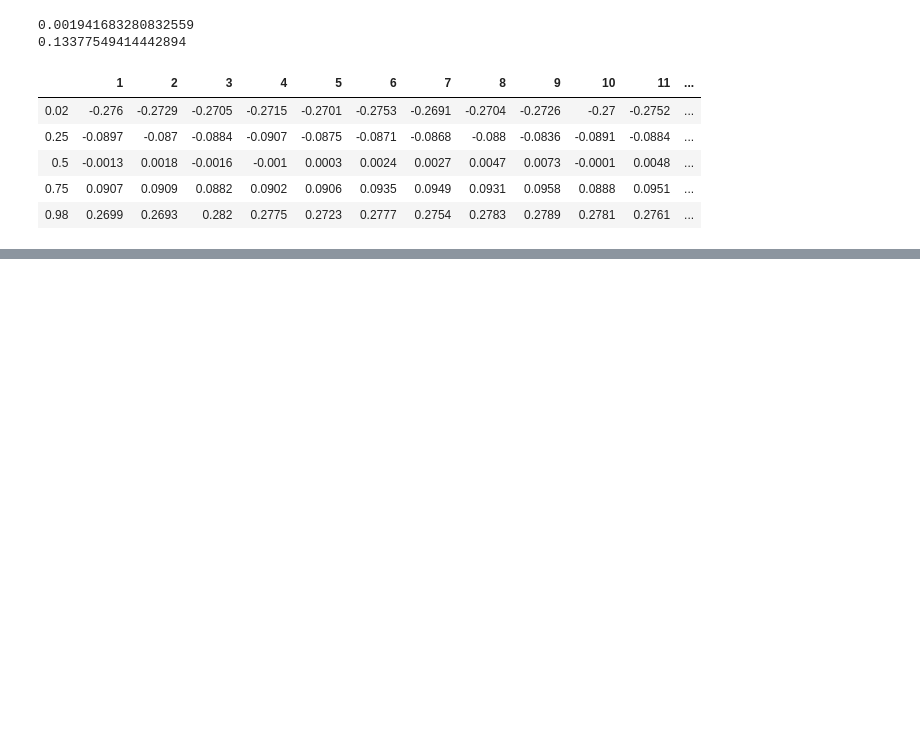
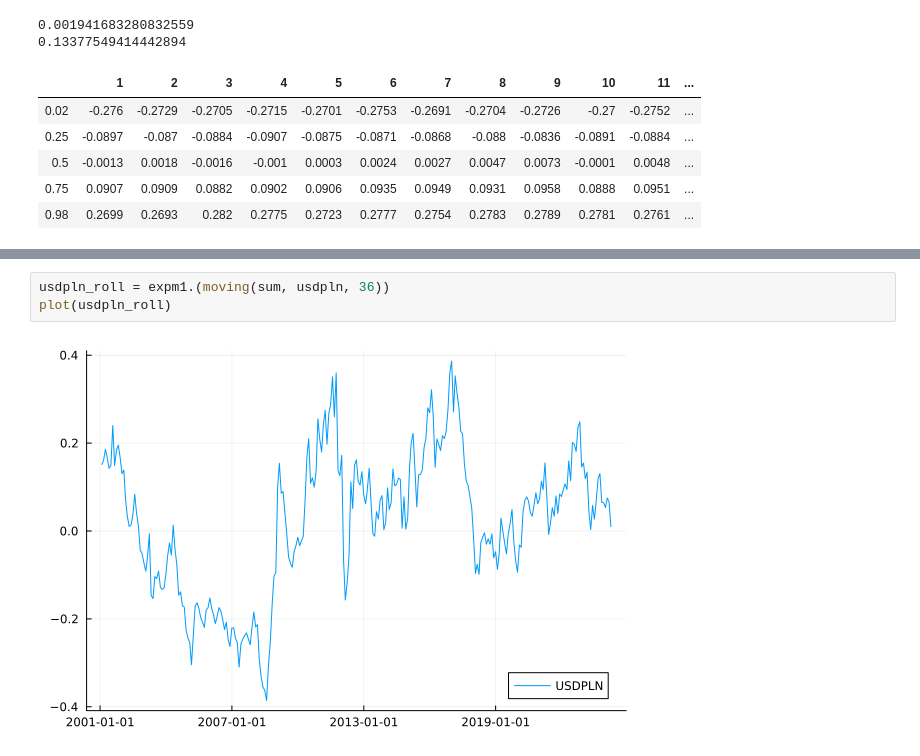
Before and after one commit to msz13/Goal-Based-Investing, a Jupyter notebook: julia_msp/eda/eda_pl_world.ipynb, the cells around one changed output, grey strips where cells are left out. Cells and saved outputs as stored; diff of their text form; blank space fills up the shorter version.

```diff
--- a/julia_msp/eda/eda_pl_world.ipynb
+++ b/julia_msp/eda/eda_pl_world.ipynb
@@ -613,0 +571,5 @@ cumsum(usdpln[Date(2023,01,01):Date(2024, 03, 31)])
+# %%
+usdpln_roll = expm1.(moving(sum, usdpln, 36))
+plot(usdpln_roll)
+# %% [output]
+[figure, added]
```
Also changed, not shown: parts of 4 cells of this notebook.
